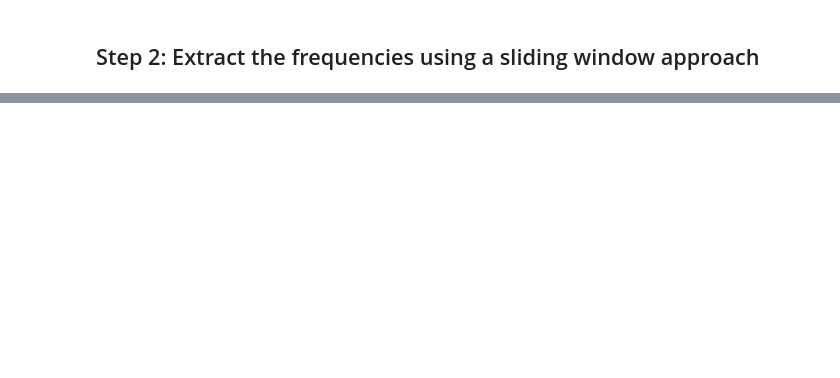
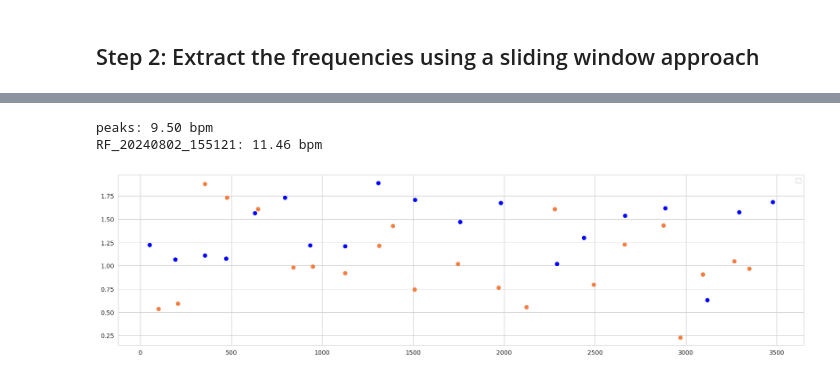
Before and after one commit to pzierahn/respiration, a Jupyter notebook: notebooks/03-Analysis/signal_visualization.ipynb, the cells around one changed output, grey strips where cells are left out. Cells and saved outputs as stored; diff of their text form; code cells hidden in the pictures; blank space fills up the shorter version.

```diff
--- a/notebooks/03-Analysis/signal_visualization.ipynb
+++ b/notebooks/03-Analysis/signal_visualization.ipynb
@@ -138,3 +218,10 @@ predictions['model'].unique()
 from respiration.dataset import VitalCamSet
 
 dataset = VitalCamSet()
+# %%
+subject = 'Proband23'
+setting = '101_natural_lighting'
+# %%
+sampling_rate = 30
+lowpass = 0.1
+highpass = 0.5
@@ -158,18 +277,47 @@ prediction = predictions[
-# %%
-from respiration.analysis import butterworth_filter, normalize_signal
-
-# Normalize the signals
-gt_signal = normalize_signal(gt_signal)
-prediction = normalize_signal(prediction)
-
-# Filter the signals
-gt_signal = butterworth_filter(gt_signal, 30, 0.08, 0.6)
-prediction = butterworth_filter(prediction, 30, 0.08, 0.6)
 # %%
 import matplotlib.pyplot as plt
+from respiration.analysis import (
+    find_crossing_points,
+    find_crossing_points_nfcp,
+    build_cross_curve,
+)
+
+from scipy.signal import find_peaks
 
 plt.figure(figsize=(20, 5))
-plt.plot(gt_signal, label='gt')
-plt.plot(prediction, label='prediction')
+# plt.plot(gt_signal, label='gt', linestyle='--')
+
+# Add crossing points
+gt_signal_x = np.diff(gt_signal)
+
+prominence = 0.5
+distance = 0.1 * sampling_rate
+# distance = None
+gt_peaks, _ = find_peaks(gt_signal, prominence=prominence, distance=distance)
+plt.scatter(gt_peaks, gt_signal[gt_peaks], color='blue')
+print(f'peaks: {(len(gt_peaks) / (len(gt_signal) / sampling_rate)) * 60:.2f} bpm')
+
+# crossing_points, _ = signal.find_peaks(-gt_signal, prominence=1.0)
+# plt.scatter(crossing_points, gt_signal[crossing_points], color='blue')
+# crossing_points = find_crossing_points(gt_signal_x)
+# crossing_points = find_crossing_points_nfcp(gt_signal_x, sampling_rate)
+# plt.scatter(crossing_points, gt_signal[crossing_points], color='blue')
+# plt.plot(gt_signal_x, label='gt', linestyle='--')
+
+# gt_signal_cross = build_cross_curve(gt_signal, sampling_rate)
+# plt.plot(gt_signal_cross, label='gt_cross')
+
+for signal in signals:
+    # plt.plot(signal['signal'], label=signal['label'])
+    peaks, _ = find_peaks(signal['signal'], prominence=prominence, distance=distance)
+
+    random_color = np.random.rand(3,)
+    plt.scatter(peaks, signal['signal'][peaks], color=random_color)
+    print(f'{signal["label"]}: {(len(peaks) / (len(signal["signal"]) / sampling_rate)) * 60:.2f} bpm')
+
 plt.legend()
 plt.show()
+# %% [output]
+peaks: 9.50 bpm
+RF_20240802_155121: 11.46 bpm
+[figure, added]
```
Also changed, not shown: parts of 13 cells of this notebook, 1 other file.
